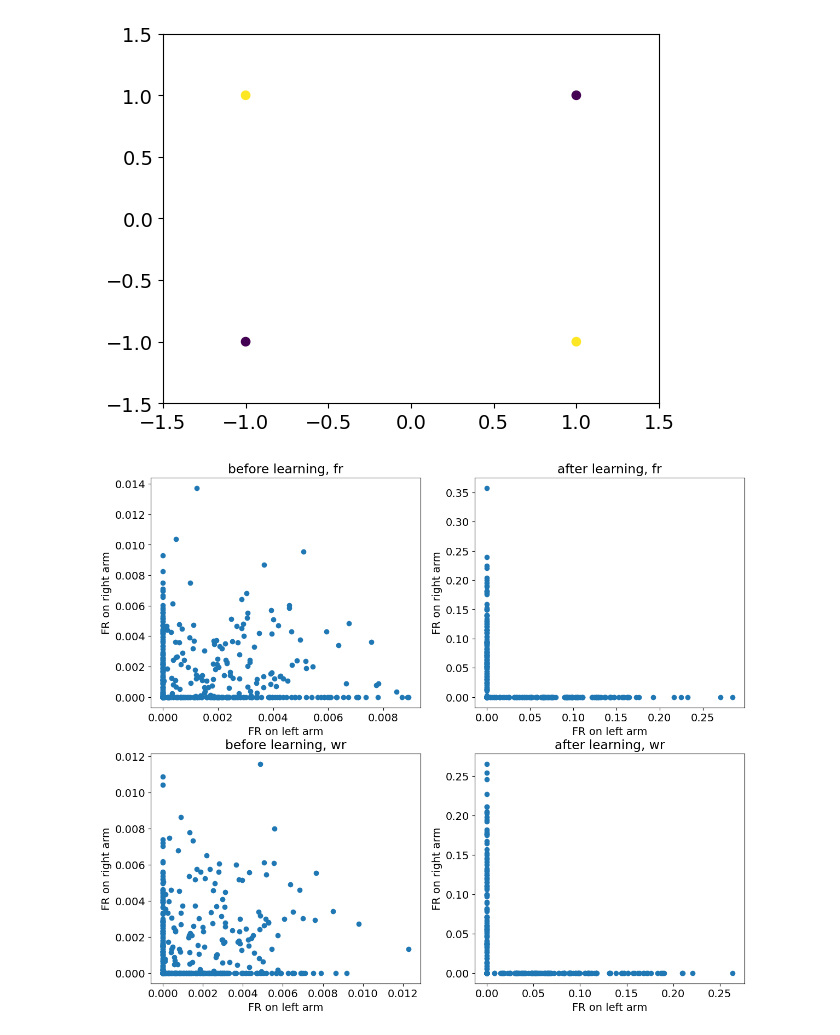
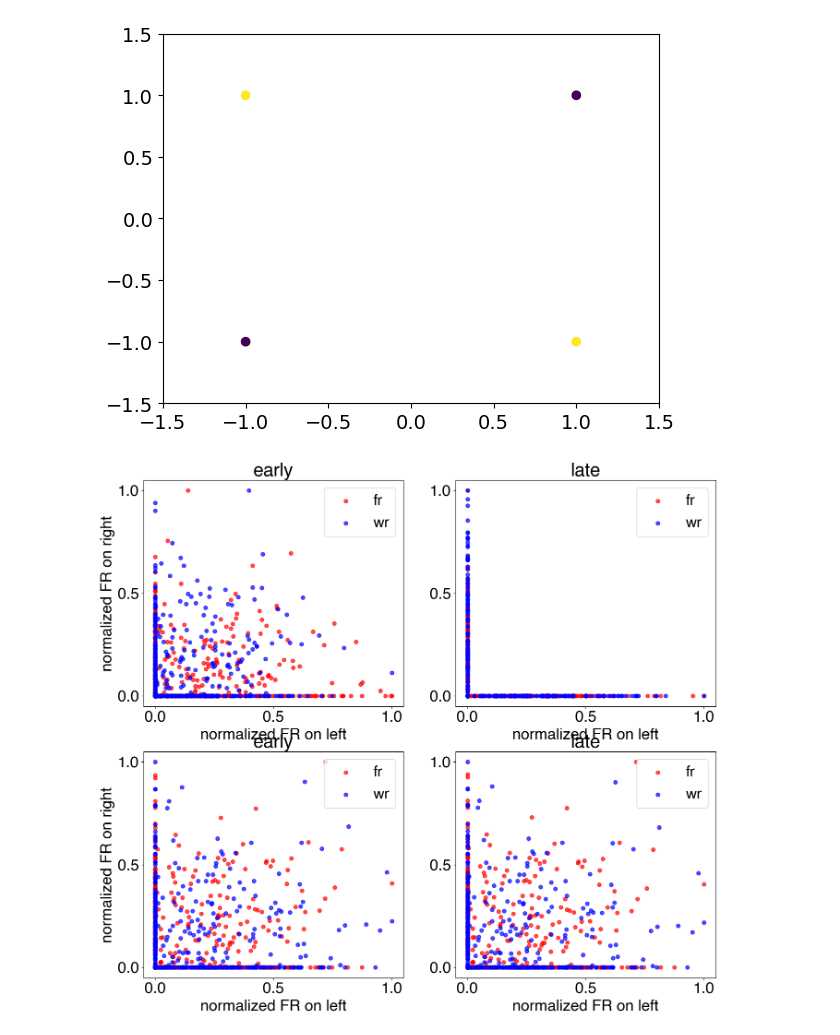
Before and after one commit to vandermeerlab/replay_task_rep, a Jupyter notebook: simulations/Fig4_splitting_sim.ipynb, the cells around one changed output. Drawn from its saved outputs; the diff is of its cells as text; code cells hidden in the pictures.

Commit message:
Improve rich-lazy-splitting figure

```diff
--- a/simulations/Fig4_splitting_sim.ipynb
+++ b/simulations/Fig4_splitting_sim.ipynb
@@ -11,8 +11,7 @@ from sklearn.manifold import MDS
 
 import matplotlib.pyplot as plt
 import matplotlib
-matplotlib.rcParams.update({'font.size': 14})
-# 'text.usetex': True, 'font.family': 'Helvetica'
+matplotlib.rcParams.update({'font.size': 24, 'font.family': 'Helvetica', 'text.usetex': False})
 %matplotlib inline
 
 from utils.models import MLP
@@ -78,26 +73,33 @@ y = torch.tensor(y_np).unsqueeze(1)
 # %%
 context_labels = ['fr', 'wr']
+context_colors = ['red', 'blue']
 arm_labels = ['left', 'right']
 context_idx = [[1, 3], [0, 2]]
 
 fig, axes = plt.subplots(2, 2)
-fig.set_size_inches(14, 12)
-for c_i, c_label in enumerate(context_labels):
-    context_X = X[context_idx[c_i]]
-    for m_i, model in enumerate(rich_models):
-        axis = axes[c_i, m_i]
+fig.set_size_inches(16, 14)
+for m_i, model in enumerate(rich_models + lazy_models):
+    axis = axes.flatten()[m_i]
+    for c_i, c_label in enumerate(context_labels):
+        context_X = X[context_idx[c_i]]
 
         _, hiddens = model(context_X)
         hidden_act = hiddens.detach().numpy()
-        x_act = np.arange(hidden_act.shape[1])
+        norm_act = [(act - act.min()) / (act.max() - act.min()) for act in hidden_act]
 
-        axis.scatter(hidden_act[0, :], hidden_act[1, :])
-        axis.set_xlabel('FR on left arm')
-        axis.set_ylabel('FR on right arm')
+        axis.scatter(norm_act[0], norm_act[1], color=context_colors[c_i], alpha=0.7, label=c_label)
+        axis.set_xticks([0, 0.5, 1])
+        axis.set_yticks([0, 0.5, 1])
+        axis.set_xlabel('normalized FR on left')
+        if m_i % 2 == 0:
+            axis.set_ylabel('normalized FR on right')
+        axis.legend()
 
-        if m_i == 0:
-            axis.set_title(f'before learning, {c_label}')
+        if m_i % 2 == 0:
+            axis.set_title(f'early')
         else:
-            axis.set_title(f'after learning, {c_label}')
+            axis.set_title(f'late')
+
+fig.savefig("rich_lazy_splitting.svg")
 # %% [output]
-[figure, old version]
+[figure, new version]
```
Also changed, not shown: parts of 5 cells of this notebook.
